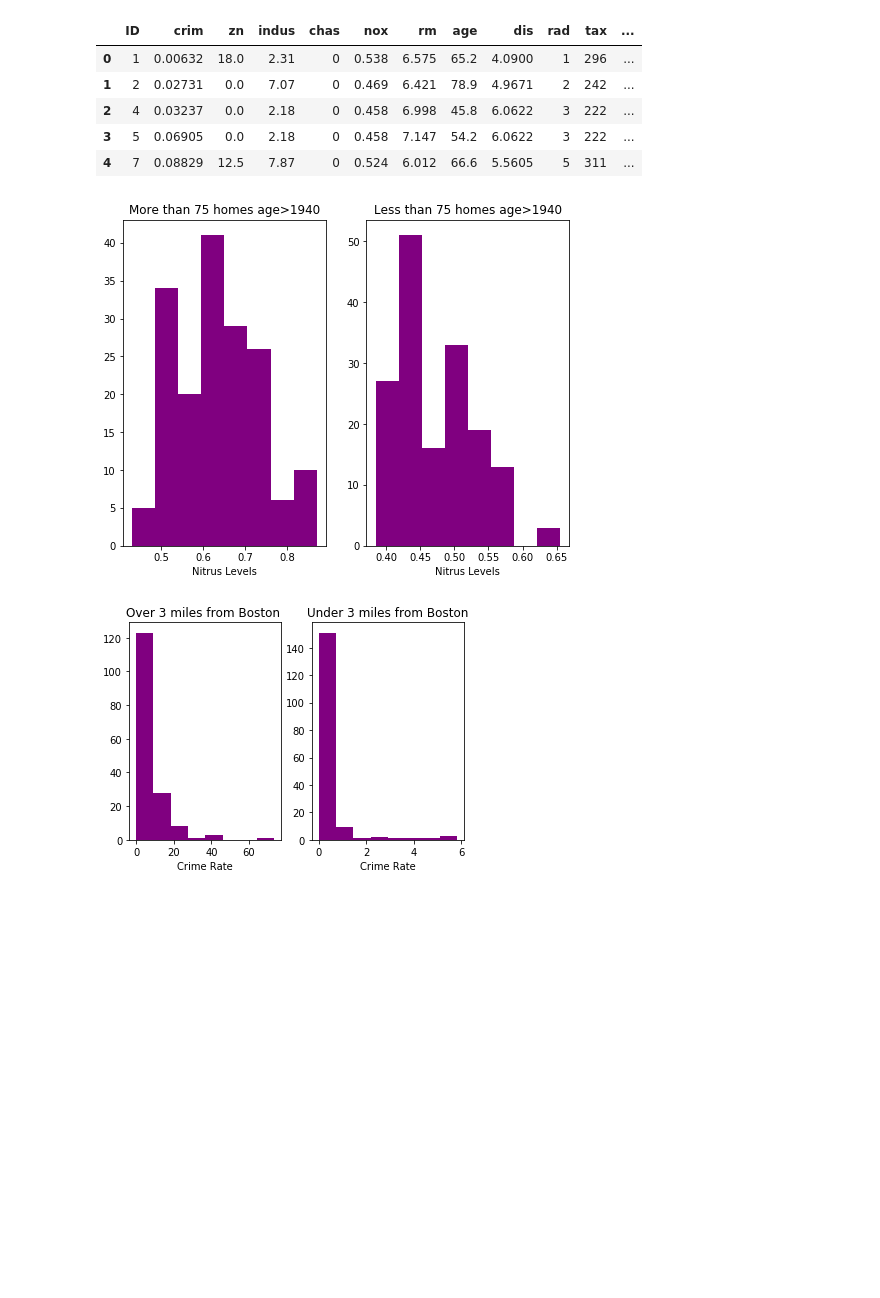
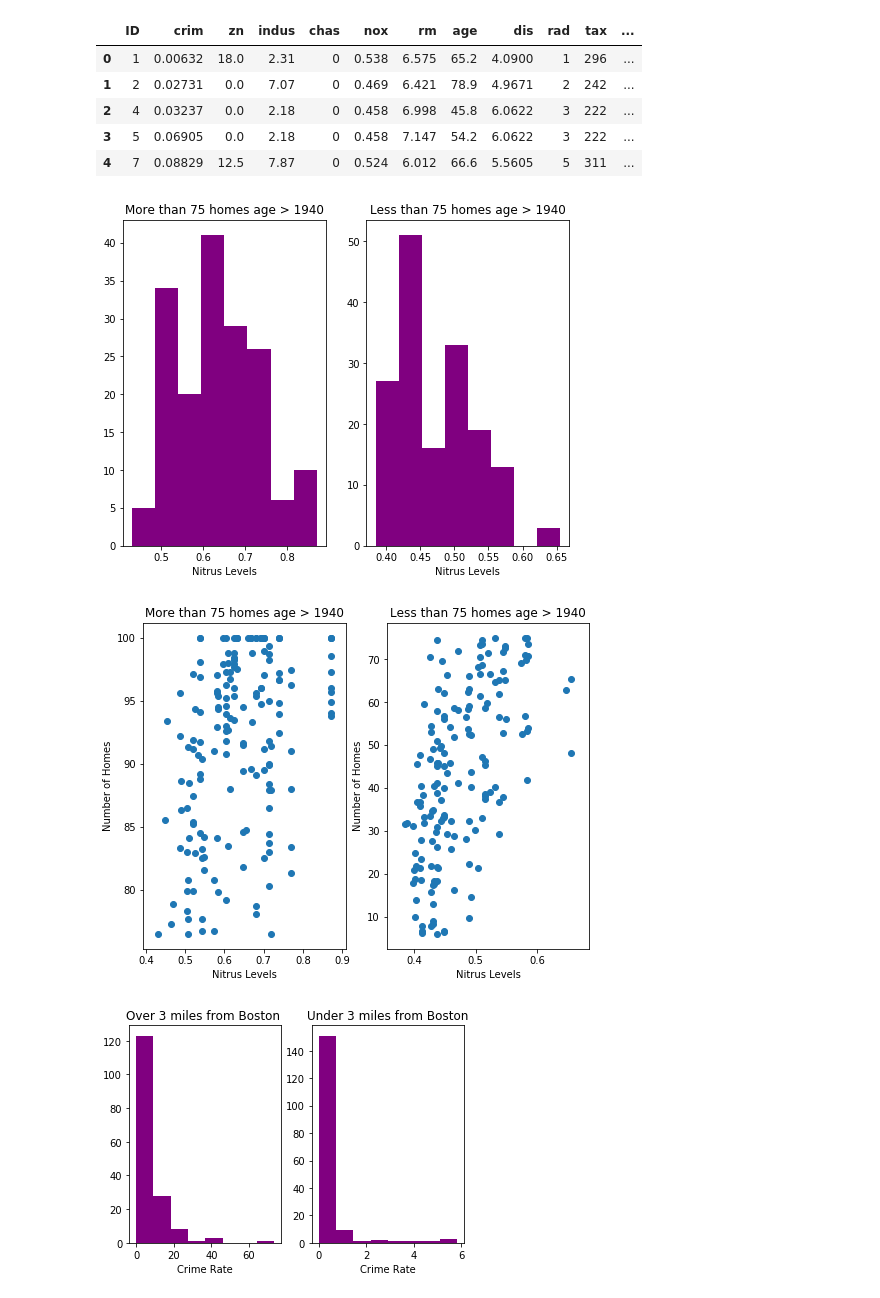
Before and after one commit to FHyder/dsc-1-03-16-eda-with-pandas-using-the-boston-housing-data-lab-online-ds-pt-100118, a Jupyter notebook: index.ipynb, the cells around one changed output. Saved outputs shown, nothing was run; the diff lists cells and outputs as text; code cells hidden in the pictures; blank space fills up the shorter version.

Commit message:
adding scatter plots

```diff
--- a/index.ipynb
+++ b/index.ipynb
@@ -75,25 +75,48 @@ room median 6.202000000000001
 # %%
 older_age_df = df.loc[df['age']>76 , 'nox']
 younger_age_df = df.loc[df['age']<76, 'nox']
+z = df.loc[df['age'] > 76, 'age']
+w = df.loc[df['age'] < 76, 'age']
 older_age_df.head()
 younger_age_df.head()
 
 x = older_age_df
 y = younger_age_df
 
 figure = plt.figure(figsize=(8,6))
 ax1 = figure.add_subplot(121)
 ax2 = figure.add_subplot(122)
 ax1.hist(x, bins=8, color = 'purple')
-ax1.set_title('More than 75 homes age>1940')
+ax1.set_title('More than 75 homes age > 1940')
 ax1.set_xlabel('Nitrus Levels')
 
+
 ax2.hist(y,bins=8,color='purple')
-ax2.set_title('Less than 75 homes age>1940')
+ax2.set_title('Less than 75 homes age > 1940')
 ax2.set_xlabel('Nitrus Levels')
+
+
+new_figure = plt.figure(figsize=(8,6))
+ax3 = new_figure.add_subplot(121)
+
+ax3.set_title('More than 75 homes age > 1940')
+ax3.set_xlabel('Nitrus Levels')
+ax3.set_ylabel('Number of Homes')
+ax3.scatter(x,z)
+
+ax4 = new_figure.add_subplot(122)
+
+ax4.set_title('Less than 75 homes age > 1940')
+ax4.set_xlabel('Nitrus Levels')
+ax4.set_ylabel('Number of Homes')
+ax4.scatter(y,w)
+
+
+
 plt.show()
 # %% [output]
-[figure, old version]
+[figure, new version]
+[figure, added]
 # %%
 closertojobs = df.loc[df['dis']<3, 'crim']
 furtherfromjobs = df.loc[df['dis']>3, 'crim']
```
